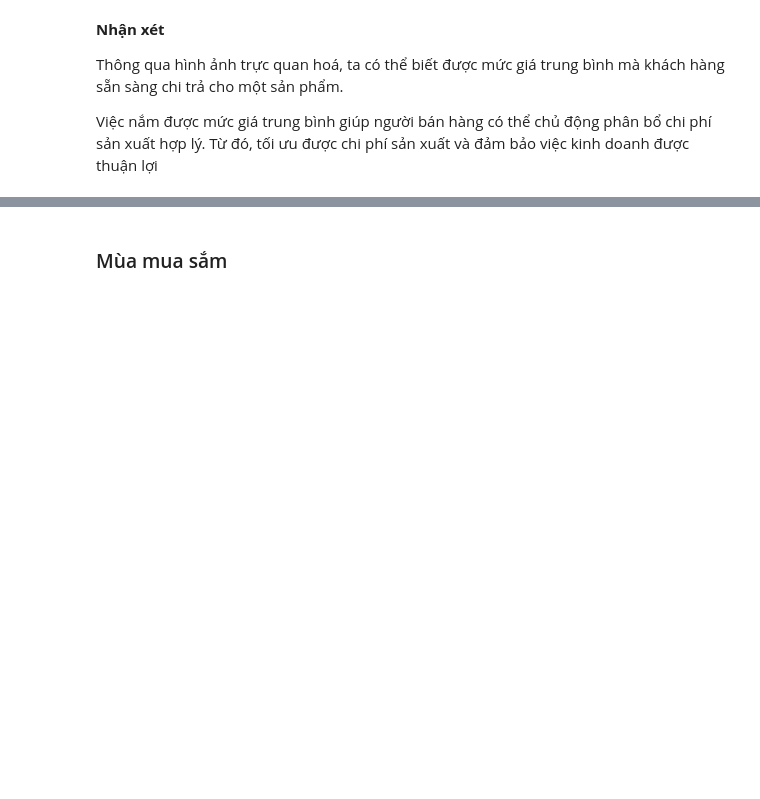
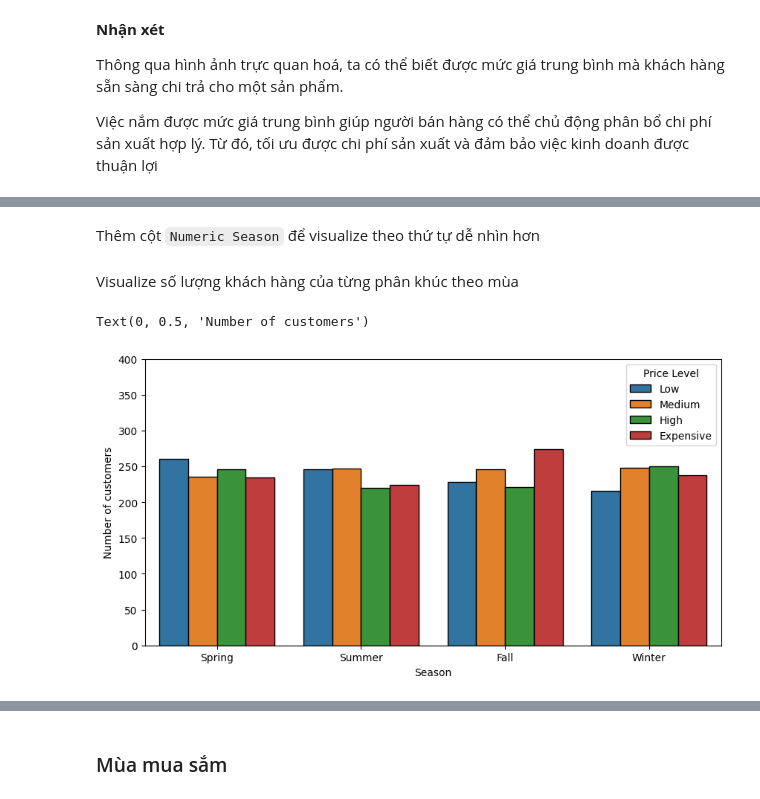
Before and after one commit to HuyAnhTon/Programming_DS, a Jupyter notebook: notebooks/question_huy.ipynb, the cells around one changed output, grey strips where cells are left out. Cells and saved outputs as stored; diff of their text form; code cells hidden in the pictures; blank space fills up the shorter version.

```diff
--- a/notebooks/question_huy.ipynb
+++ b/notebooks/question_huy.ipynb
@@ -173,0 +195,4 @@ Việc nắm được mức giá trung bình giúp người bán hàng có thể
+# %%
+
+price_labels = ["Low", "Medium", "High", "Expensive"]
+price_labels
@@ -173,0 +203,3 @@ Việc nắm được mức giá trung bình giúp người bán hàng có thể
+# %%
+price_range = [shopping_df["Purchase Amount (USD)"].min(), q1, q2, q3, shopping_df["Purchase Amount (USD)"].max()]
+price_range
@@ -173,0 +210,5 @@ Việc nắm được mức giá trung bình giúp người bán hàng có thể
+# %%
+shopping_df['Price Level'] = pd.cut(shopping_df["Purchase Amount (USD)"],
+                                    bins= price_range,
+                                    labels= price_labels)
+shopping_df.head()
@@ -173,0 +222,16 @@ Việc nắm được mức giá trung bình giúp người bán hàng có thể
+# %% [markdown]
+Thêm cột `Numeric Season` để visualize theo thứ tự dễ nhìn hơn
+# %%
+season_dict = {"Spring": 0, "Summer": 1, "Fall": 2, "Winter": 3}
+
+shopping_df["Numeric Season"] = shopping_df["Season"].map(season_dict)
+# %% [markdown]
+Visualize số lượng khách hàng của từng phân khúc theo mùa
+# %%
+plt.figure(figsize=(10, 5))
+ax = sns.countplot(data= shopping_df.sort_values(by='Numeric Season'), x='Season', hue='Price Level', edgecolor="black");
+ax.set_ylim(0, 400)
+plt.ylabel("Number of customers")
+# %% [output]
+Text(0, 0.5, 'Number of customers')
+[figure, added]
```
Also changed, not shown: parts of 16 cells of this notebook, 3 other files.
